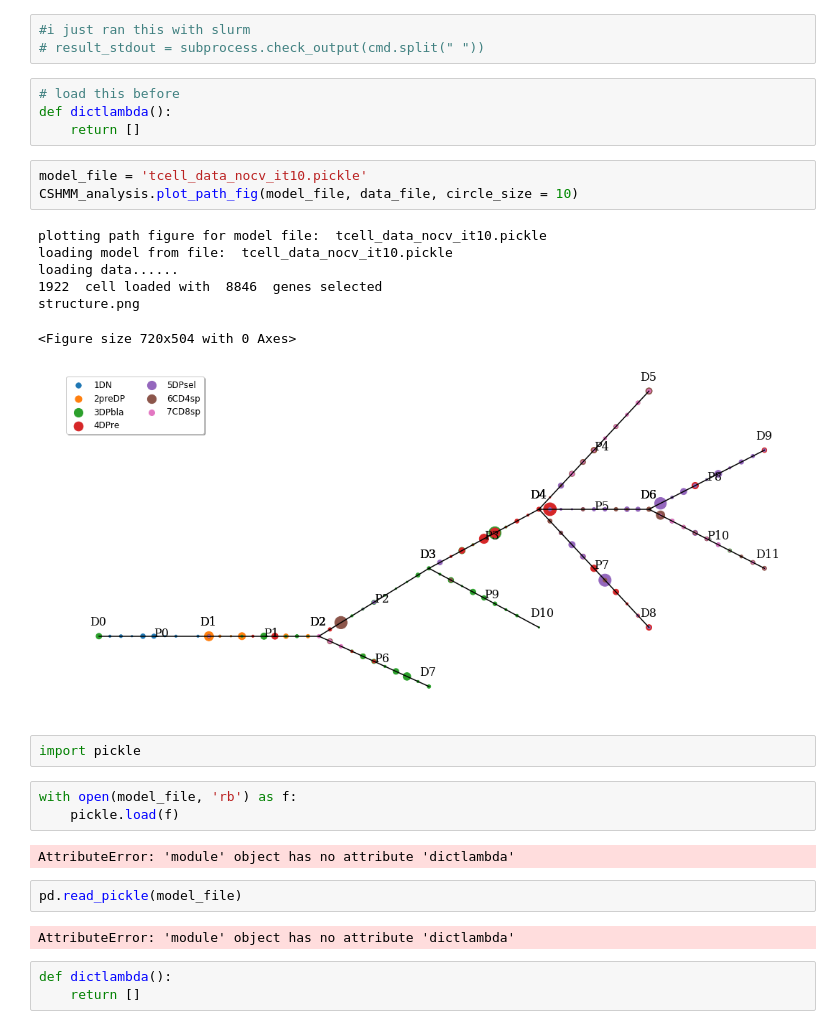
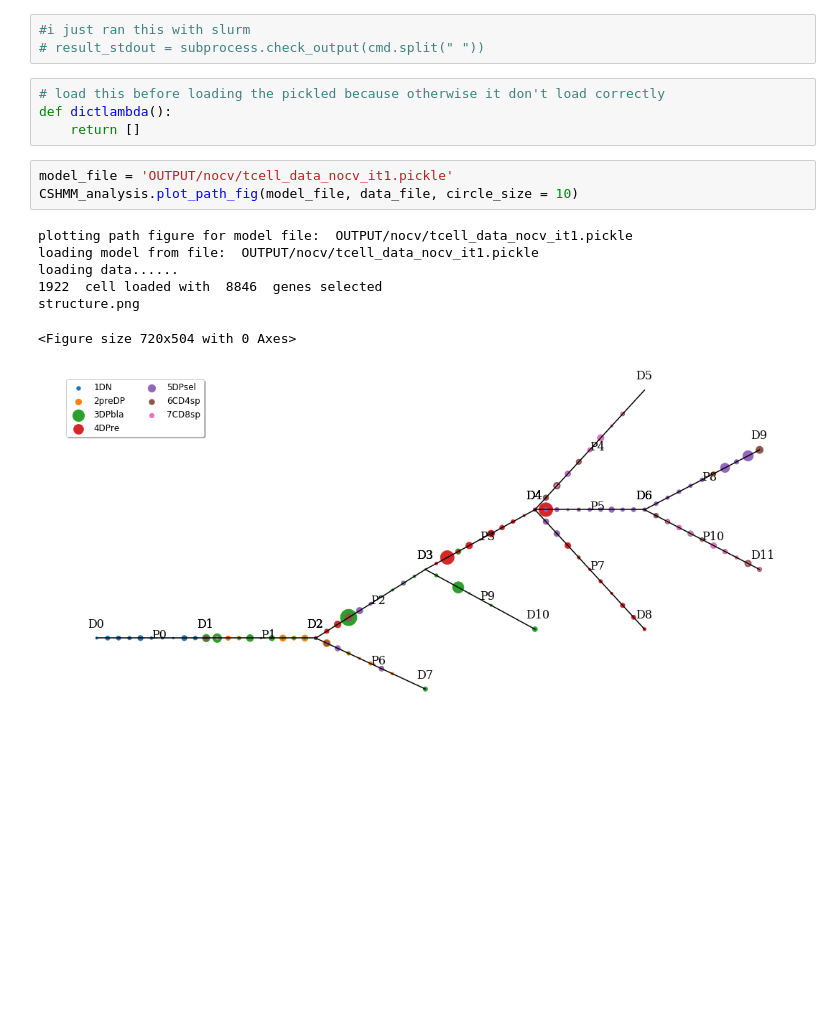
Before and after one commit to TranscriptionFactory/cpcb_cmu_02710_project, a Jupyter notebook: run_cshmm.ipynb, the cells around one changed output. Drawn from its saved outputs; the diff is of its cells as text; blank space fills up the shorter version.

```diff
--- a/run_cshmm.ipynb
+++ b/run_cshmm.ipynb
@@ -54,31 +54,17 @@ cmd = "python CSHMM-for-time-series-scRNA-Seq/CSHMM_train.py \
 #i just ran this with slurm
 # result_stdout = subprocess.check_output(cmd.split(" "))
 # %%
-# load this before
+# load this before loading the pickled because otherwise it don't load correctly
 def dictlambda():
     return []
 # %%
-model_file = 'tcell_data_nocv_it10.pickle'
+model_file = 'OUTPUT/nocv/tcell_data_nocv_it1.pickle'
 CSHMM_analysis.plot_path_fig(model_file, data_file, circle_size = 10)
 # %% [output]
-plotting path figure for model file:  tcell_data_nocv_it10.pickle
-loading model from file:  tcell_data_nocv_it10.pickle
+plotting path figure for model file:  OUTPUT/nocv/tcell_data_nocv_it1.pickle
+loading model from file:  OUTPUT/nocv/tcell_data_nocv_it1.pickle
 loading data......
 1922  cell loaded with  8846  genes selected
 structure.png
 <Figure size 720x504 with 0 Axes>
-[figure, old version]
+[figure, new version]
-# %%
-import pickle
-# %%
-with open(model_file, 'rb') as f:
-    pickle.load(f)
-# %% [output]
-AttributeError: 'module' object has no attribute 'dictlambda'
-# %%
-pd.read_pickle(model_file)
-# %% [output]
-AttributeError: 'module' object has no attribute 'dictlambda'
-# %%
-def dictlambda():
-    return []
```
Also changed, not shown: parts of 2 cells of this notebook, 29 other files.
